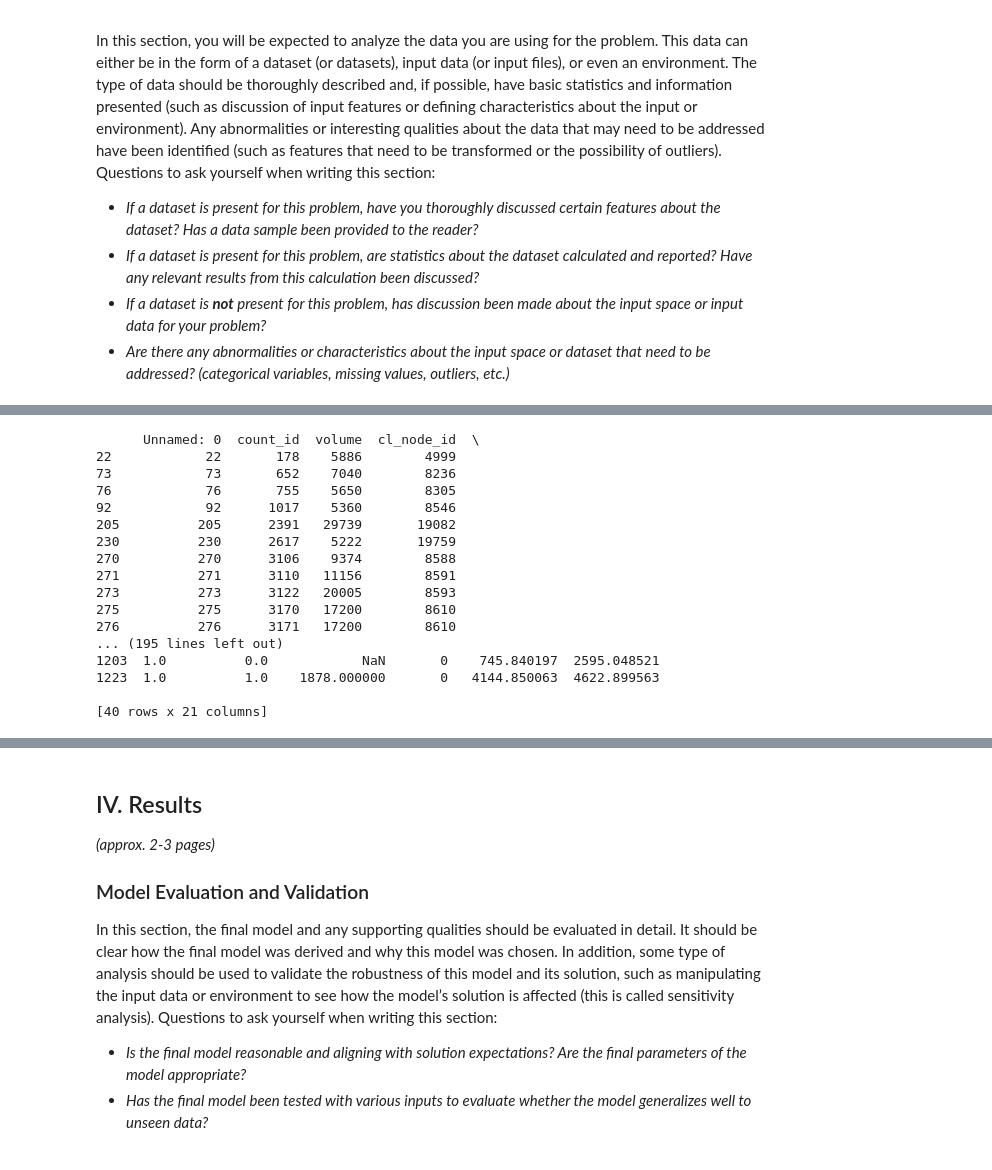
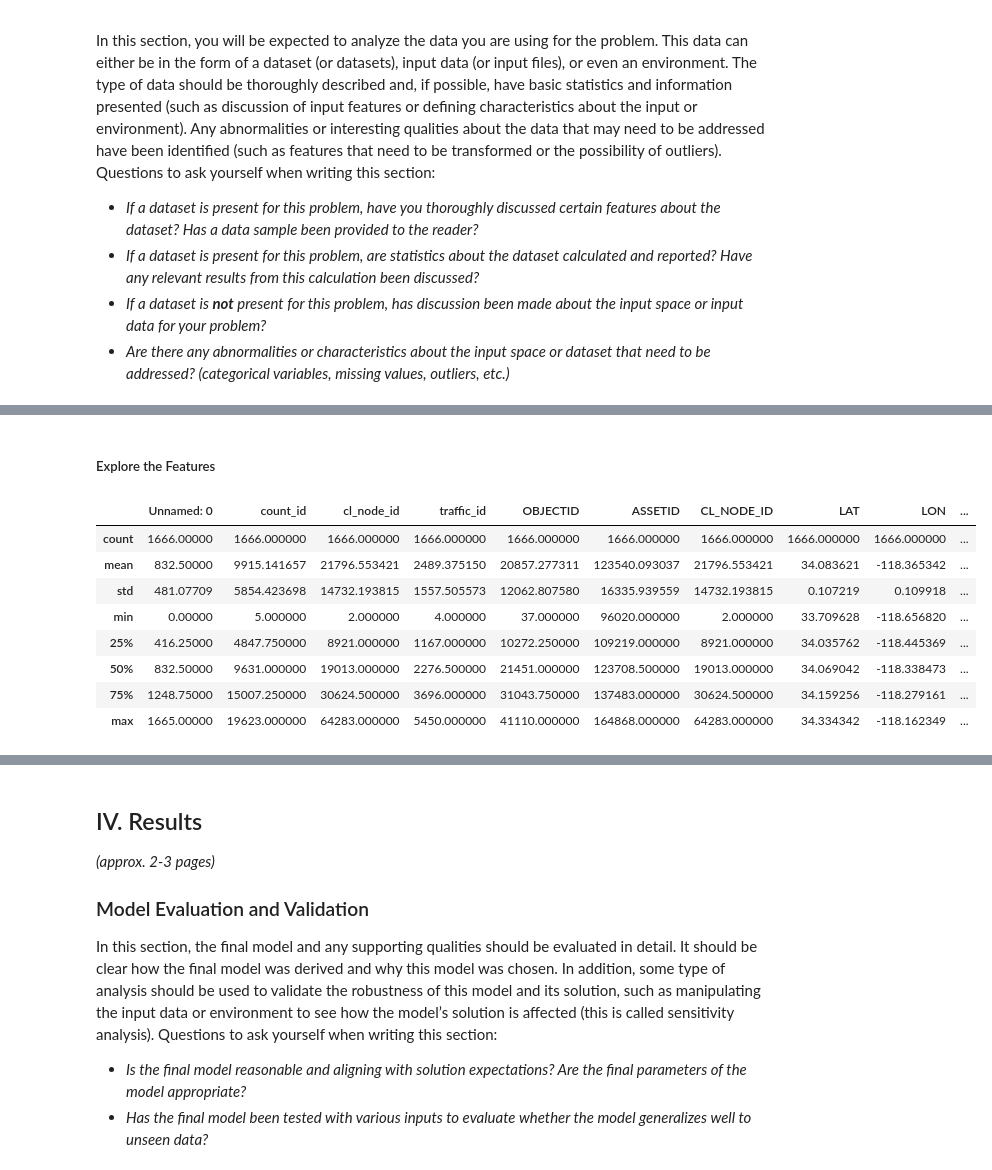
Before and after one commit to black-tea/vehicle-vol-pdf-scrape, a Jupyter notebook: Predicting Pedestrian Volumes.ipynb, the cells around one changed output, grey strips where cells are left out. Drawn from its saved outputs; the diff is of its cells as text; code cells hidden in the pictures.

```diff
--- a/Predicting Pedestrian Volumes.ipynb
+++ b/Predicting Pedestrian Volumes.ipynb
@@ -68,21 +78,14 @@ array([[<matplotlib.axes._subplots.AxesSubplot object at 0x...>]], dtype=object)
-# %%
-highvol = data[data.volume > 5000]
-print(highvol)
-# %% [output]
-      Unnamed: 0  count_id  volume  cl_node_id  \
-22            22       178    5886        4999
-73            73       652    7040        8236
-76            76       755    5650        8305
-92            92      1017    5360        8546
-205          205      2391   29739       19082
-230          230      2617    5222       19759
-270          270      3106    9374        8588
-271          271      3110   11156        8591
-273          273      3122   20005        8593
-275          275      3170   17200        8610
-276          276      3171   17200        8610
-... (195 lines left out)
-1203  1.0          0.0            NaN       0    745.840197  2595.048521
-1223  1.0          1.0    1878.000000       0   4144.850063  4622.899563
-
-[40 rows x 21 columns]
+# %% [markdown]
+##### Explore the Features
+# %%
+data.drop(['volume'], axis=1).describe()
+# %% [output]
+|  | Unnamed: 0 | count_id | cl_node_id | traffic_id | OBJECTID | ASSETID | CL_NODE_ID | LAT | LON | ... |
+| count | 1666.00000 | 1666.000000 | 1666.000000 | 1666.000000 | 1666.000000 | 1666.000000 | 1666.000000 | 1666.000000 | 1666.000000 | ... |
+| mean | 832.50000 | 9915.141657 | 21796.553421 | 2489.375150 | 20857.277311 | 123540.093037 | 21796.553421 | 34.083621 | -118.365342 | ... |
+| std | 481.07709 | 5854.423698 | 14732.193815 | 1557.505573 | 12062.807580 | 16335.939559 | 14732.193815 | 0.107219 | 0.109918 | ... |
+| min | 0.00000 | 5.000000 | 2.000000 | 4.000000 | 37.000000 | 96020.000000 | 2.000000 | 33.709628 | -118.656820 | ... |
+| 25% | 416.25000 | 4847.750000 | 8921.000000 | 1167.000000 | 10272.250000 | 109219.000000 | 8921.000000 | 34.035762 | -118.445369 | ... |
+| 50% | 832.50000 | 9631.000000 | 19013.000000 | 2276.500000 | 21451.000000 | 123708.500000 | 19013.000000 | 34.069042 | -118.338473 | ... |
+| 75% | 1248.75000 | 15007.250000 | 30624.500000 | 3696.000000 | 31043.750000 | 137483.000000 | 30624.500000 | 34.159256 | -118.279161 | ... |
+| max | 1665.00000 | 19623.000000 | 64283.000000 | 5450.000000 | 41110.000000 | 164868.000000 | 64283.000000 | 34.334342 | -118.162349 | ... |
```
Also changed, not shown: parts of 24 cells of this notebook.
